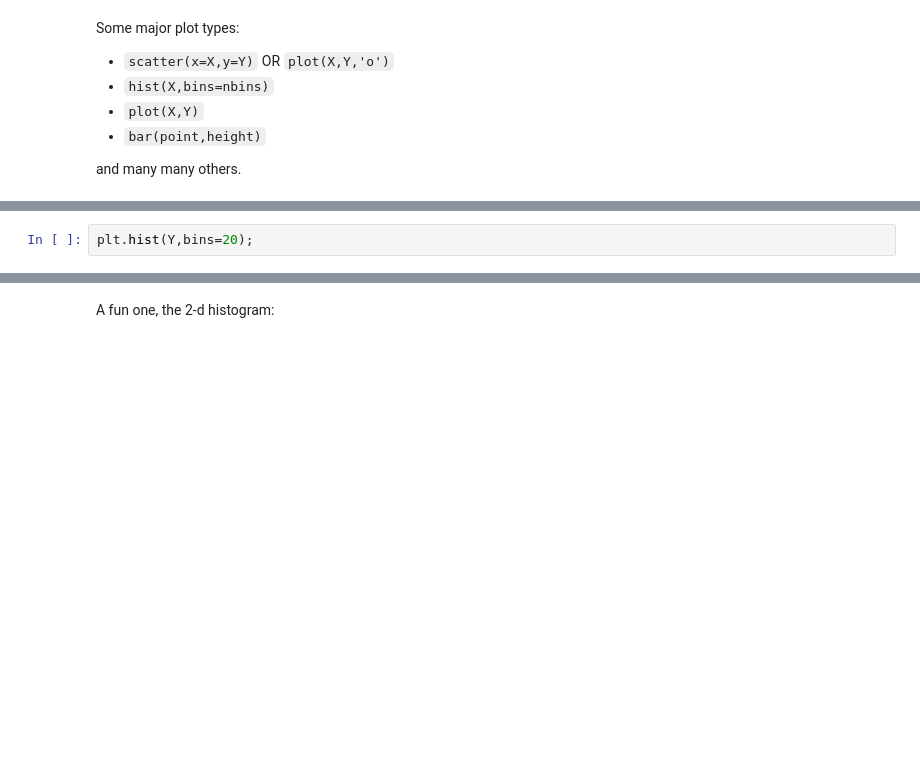
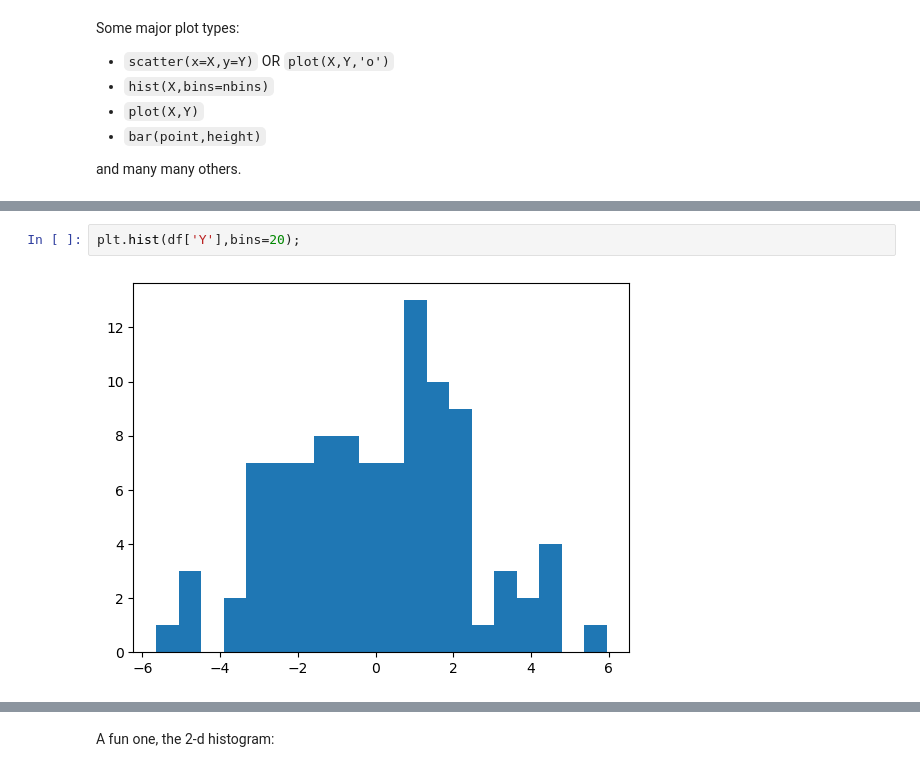
Before and after one commit to jphutch/ACE-592-SAE, a Jupyter notebook: Lectures/1_Introduction/50_Matplotlib.ipynb, the cells around one changed output, grey strips where cells are left out. Drawn from its saved outputs; the diff is of its cells as text; blank space fills up the shorter version.

```diff
--- a/Lectures/1_Introduction/50_Matplotlib.ipynb
+++ b/Lectures/1_Introduction/50_Matplotlib.ipynb
@@ -179,3 +210,5 @@ plt.plot(X,Y,'o')
 # %%
-plt.hist(Y,bins=20);
+plt.hist(df['Y'],bins=20);
+# %% [output]
+[figure, added]
 # %%
```
Also changed, not shown: parts of 24 cells of this notebook, 3 other files.
